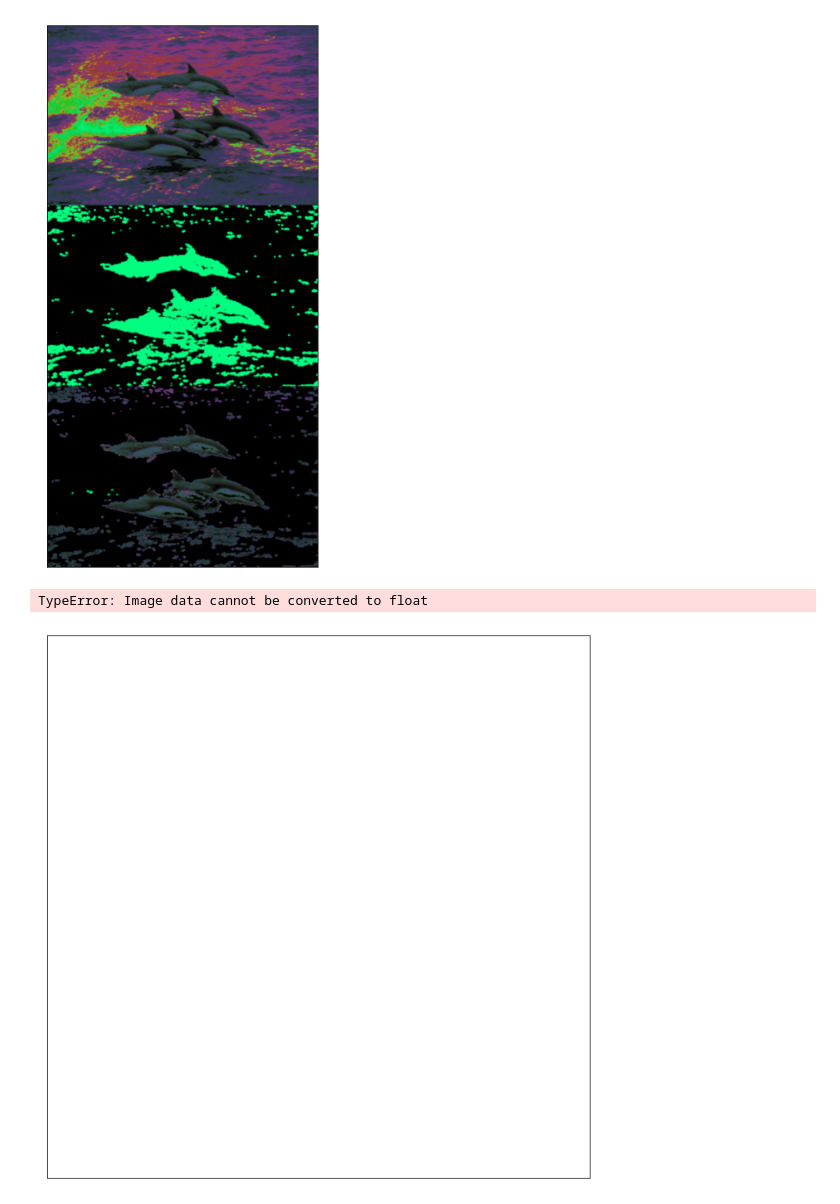
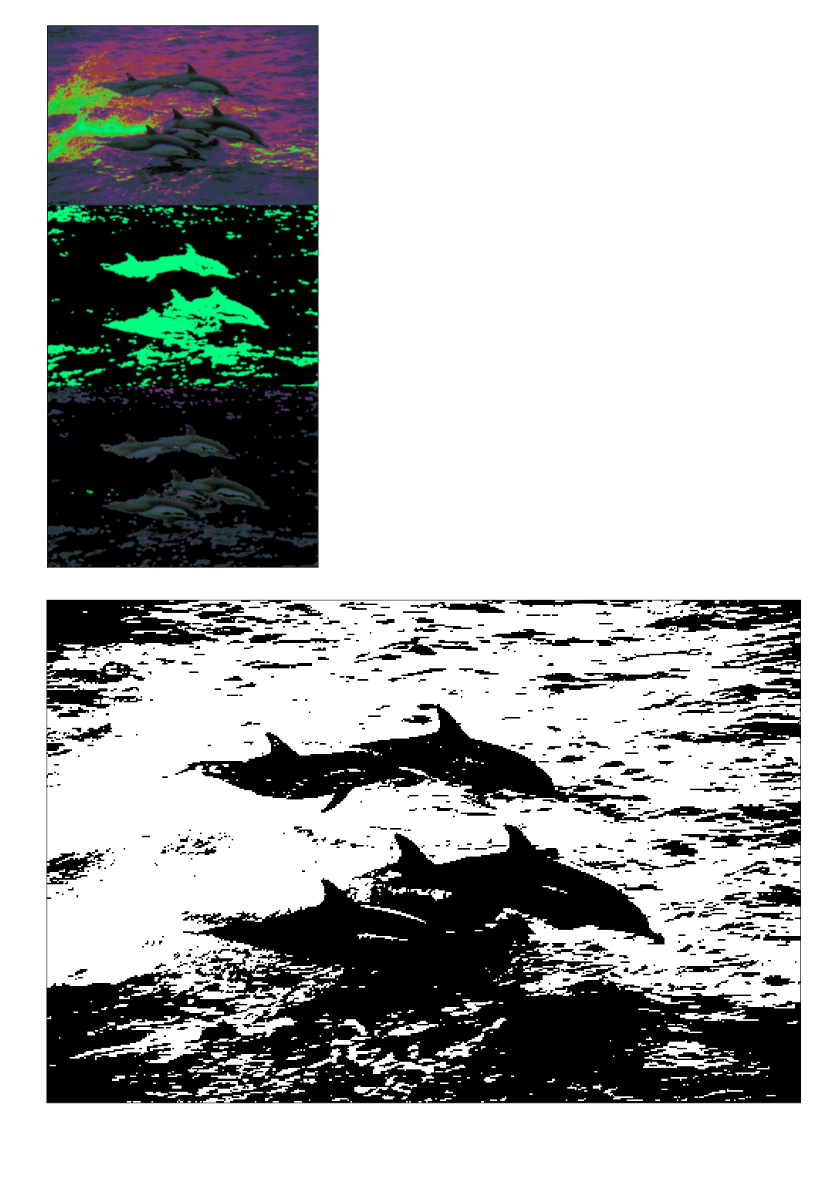
Before and after one commit to axelgomez/pes, a Jupyter notebook: tp/tp-3/deteccion_01.ipynb, the cells around one changed output. Cells and saved outputs as stored; diff of their text form; code cells hidden in the pictures; blank space fills up the shorter version.

```diff
--- a/tp/tp-3/deteccion_01.ipynb
+++ b/tp/tp-3/deteccion_01.ipynb
@@ -90,26 +90,18 @@ plt.show()
 [figure]
 [figure]
 # %%
-# Se probará findContour
+# Se probará un umbral determinado
 imagen = cv2.imread(ruta_img)
+imagen_gray = cv2.cvtColor(imagen,cv2.COLOR_BGR2GRAY)
 
-imagen_gray = cv2.cvtColor(imagen,cv2.COLOR_BGR2GRAY)
-ret, thresh = cv2.threshold(imagen_gray,127,255,0)
-contours, hierarchy = cv2.findContours(
-    thresh,                  # imagen a contornear
-    cv2.RETR_TREE,           # contour retrieval mode
-    cv2.CHAIN_APPROX_SIMPLE  # contour approximation method
-)
-# para graficar todos los contornos de la imagen
-cv2.drawContours(imagen, contours, -1, (0,255,0), 3)
-cnt = contours[:] #se puede especificar un contorno en particular, por ejemplo contours[4]
-cv2.drawContours(imagen, [cnt], 0, (0,255,0), 3)
+umbral = 117
 
-#imagen_gray_rgb = cv2.cvtColor(imagen_gray,cv2.COLOR_2RGB)
+ret, thresh = cv2.threshold(imagen_gray,umbral,255,0)
+
+thresh = cv2.cvtColor(thresh,cv2.COLOR_GRAY2RGB)
 fig = plt.figure(figsize=(18,12))
 plt.xticks([]),plt.yticks([])
-plt.imshow(imagen, cmap="gray")
+plt.imshow(thresh)
 plt.show()
 # %% [output]
-TypeError: Image data cannot be converted to float
-[figure, old version]
+[figure, new version]
```
Also changed, not shown: parts of 20 cells of this notebook, 37 other files.
